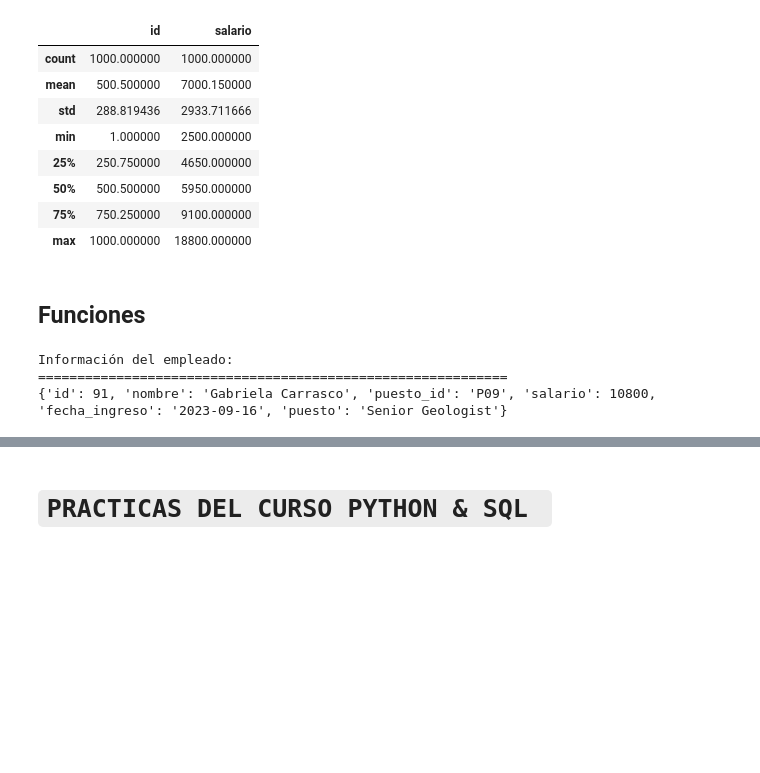
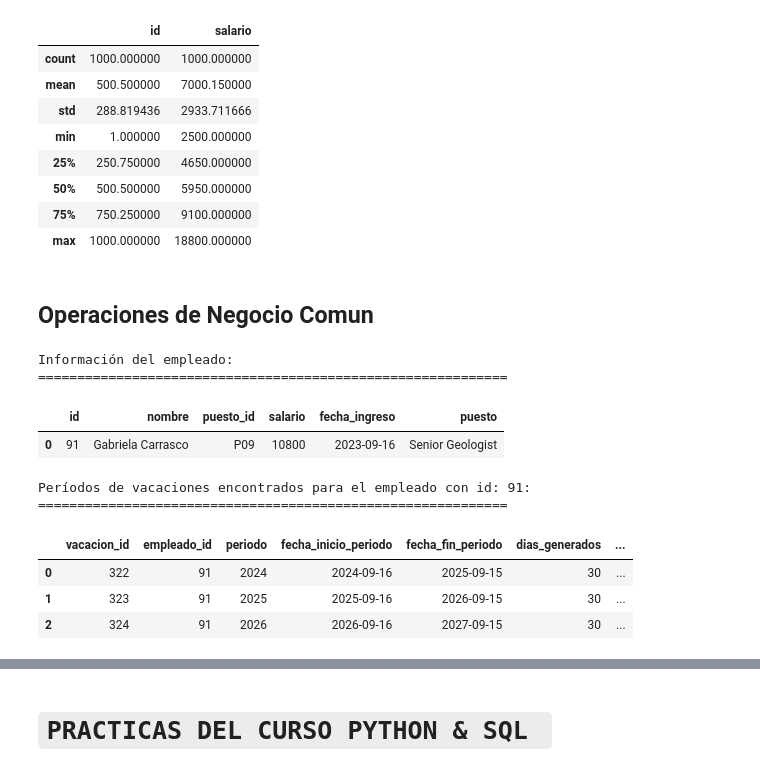
Before and after one commit to PIER-202621036/proyecto-gestion-vacaciones, a Jupyter notebook: notebooks/01_vacaciones_vencidas.ipynb, the cells around one changed output, grey strips where cells are left out. Saved outputs shown, nothing was run; the diff lists cells and outputs as text; code cells hidden in the pictures; blank space fills up the shorter version.

```diff
--- a/notebooks/01_vacaciones_vencidas.ipynb
+++ b/notebooks/01_vacaciones_vencidas.ipynb
@@ -560,8 +570,8 @@ Resumen numérico de Empleados:
 | 50% | 500.500000 | 5950.000000 |
 | 75% | 750.250000 | 9100.000000 |
 | max | 1000.000000 | 18800.000000 |
-# %% [markdown]
-## Funciones
+# %% [markdown]
+## Operaciones de Negocio Comun
 # %%
 # ==================================================================
 # 4.- ZONA COMUN  (datos.py)
@@ -577,24 +587,68 @@ empleados = negocio_excel["Empleados"].to_dict(orient="records")
 puestos = negocio_excel["Puestos"].to_dict(orient="records")
 
 # 3. Bucle tradicional
-resultado = None
+resultado_obtener_empleado = None
 
 for emp in empleados:
     if emp["id"] == empleado_id:
-        resultado = emp.copy()
+        resultado_obtener_empleado = emp.copy()
         for p in puestos:
-            if p["puesto_id"] == emp["puesto_id"]:
-                resultado["puesto"] = p["puesto"]
+            if (p["puesto_id"] == emp["puesto_id"]):
+                resultado_obtener_empleado["puesto"] = p["puesto"]
+                break
         break
 
 # 4. Validar si lo encontró
-if resultado is None:
-    raise KeyError(f"No existe el empleado {empleado_id}")
-
 print("\nInformación del empleado:")
 print("=" * 60)
-print(resultado)
+if resultado_obtener_empleado is None:
+  print(f"No existe el empleado {empleado_id}")
+else:
+  #print(resultado_obtener_empleado)
+  display(pd.DataFrame([resultado_obtener_empleado]))
 # %% [output]
 Información del empleado:
 ============================================================
-{'id': 91, 'nombre': 'Gabriela Carrasco', 'puesto_id': 'P09', 'salario': 10800, 'fecha_ingreso': '2023-09-16', 'puesto': 'Senior Geologist'}
+|  | id | nombre | puesto_id | salario | fecha_ingreso | puesto |
+| 0 | 91 | Gabriela Carrasco | P09 | 10800 | 2023-09-16 | Senior Geologist |
+# %%
+# ==================================================================
+# 5.- ZONA COMUN  (datos.py)
+# Devuelve los periodos del empleado, del mas antiguo al mas nuevo
+# obtener_periodos(empleado_id, datos)
+# ==================================================================
+
+"""Devuelve los periodos del empleado, del mas antiguo al mas nuevo.
+Es una lista de diccionarios. Si aun no tiene periodos, devuelve [].
+"""
+
+# Inicializamos la variable por defecto
+resultado_periodos_empleado = []
+
+# 1. Si resultado_obtener_empleado is None, no existe el empleado
+if resultado_obtener_empleado is not None:
+
+  vacaciones = negocio_excel["Vacaciones"].to_dict(orient="records")
+
+  # 2. Filtrar las vacaciones del empleado usando un bucle for tradicional
+  resultado_periodos_empleado = []
+
+  for v in vacaciones:
+      if v["empleado_id"] == empleado_id:
+          resultado_periodos_empleado.append(v)
+
+  # 3. Guardar y mostrar el resultado
+  print(f"\nPeríodos de vacaciones encontrados para el empleado con id: {empleado_id}:")
+  print("=" * 60)
+  #print(pd.DataFrame(resultado_periodos_empleado).to_string(index=False))
+  display(pd.DataFrame(resultado_periodos_empleado))
+
+else:
+    print(f"\nNo se encontraron períodos de vacaciones porque el empleado {empleado_id} no existe.")
+# %% [output]
+Períodos de vacaciones encontrados para el empleado con id: 91:
+============================================================
+|  | vacacion_id | empleado_id | periodo | fecha_inicio_periodo | fecha_fin_periodo | dias_generados | ... |
+| 0 | 322 | 91 | 2024 | 2024-09-16 | 2025-09-15 | 30 | ... |
+| 1 | 323 | 91 | 2025 | 2025-09-16 | 2026-09-15 | 30 | ... |
+| 2 | 324 | 91 | 2026 | 2026-09-16 | 2027-09-15 | 30 | ... |
```
Also changed, not shown: parts of 4 cells of this notebook.
